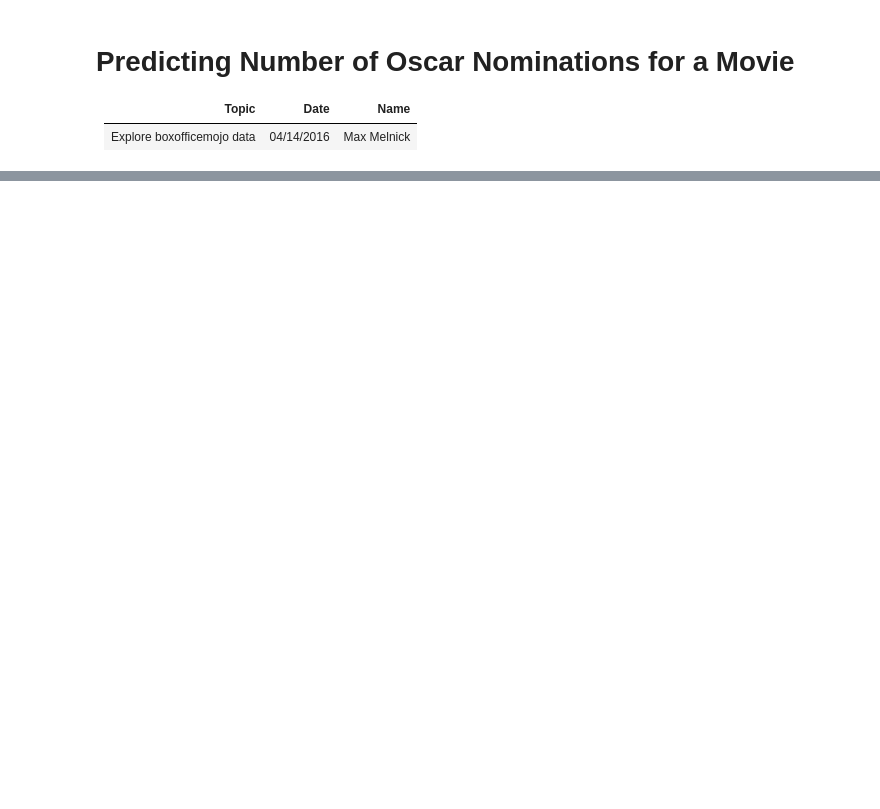
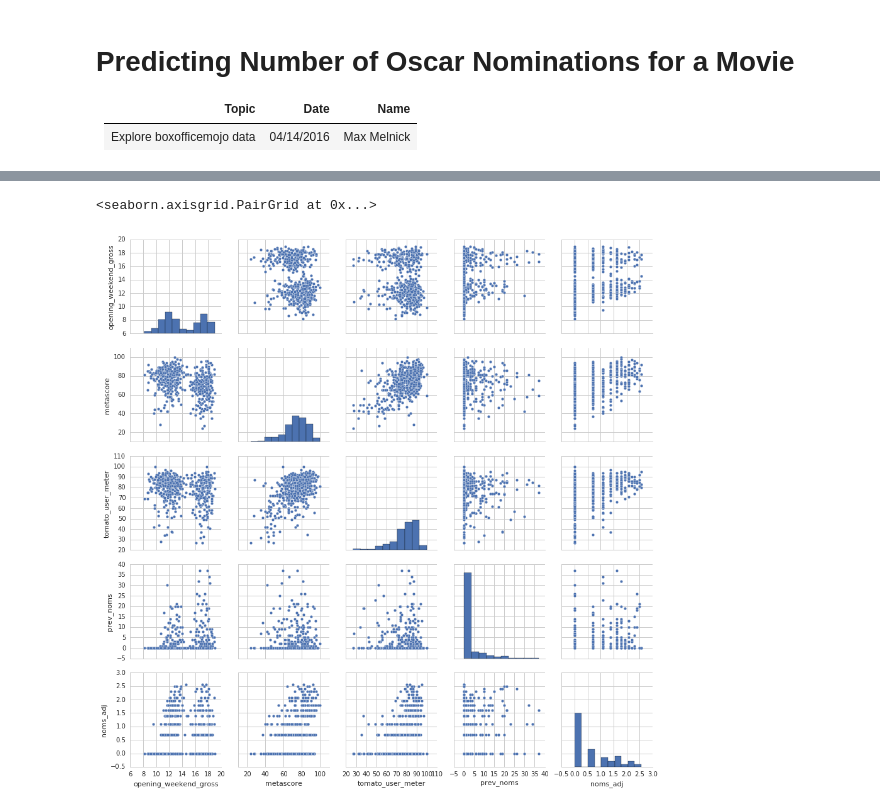
Before and after one commit to maxmelnick/movie_scraping, a Jupyter notebook: Predicting Number of Oscar Nominations for a Movie.ipynb, the cells around one changed output, grey strips where cells are left out. Saved outputs shown, nothing was run; the diff lists cells and outputs as text; code cells hidden in the pictures; blank space fills up the shorter version.

```diff
--- a/Predicting Number of Oscar Nominations for a Movie.ipynb
+++ b/Predicting Number of Oscar Nominations for a Movie.ipynb
@@ -365,3 +452,5 @@ df = movie_df.join(oscar_df)
+# %%
+df = deduped_df.merge(oscar_df, on='title', how='left')
 # %%
 df.info()
 # %% [output]
@@ -396,0 +605,12 @@ df.head()
+# %%
+omdb_hard_matches, omdb_soft_matches, omdb_no_matches, movie_df = getOMDBData(df)
+
+print 'number iiof hard_matches', len(omdb_hard_matches)
+print 'number of soft_matches', len(omdb_soft_matches)
+print 'number of no_matches', len(omdb_no_matches)
+
+total_movies = len(omdb_hard_matches) + len(omdb_soft_matches) + len(omdb_no_matches)
+
+print 'total_movies', total_movies
+
+assert total_movies == len(df)
@@ -396,0 +653,2 @@ df.head()
+# %%
+full_df = df.merge(omdb_hard_matches, left_on='title', right_on='bomj_title', how='left', suffixes=['', '_omdb'])
@@ -396,0 +912,7 @@ df.head()
+# %%
+df_transformed, archived_df = cleanAndTransformData(full_df)
+# %%
+sns.pairplot(df_transformed, vars=['opening_weekend_gross', 'metascore', 'tomato_user_meter', 'prev_noms', 'noms_adj'])
+# %% [output]
+<seaborn.axisgrid.PairGrid at 0x...>
+[figure, added]
```
Also changed, not shown: parts of 52 cells of this notebook.
